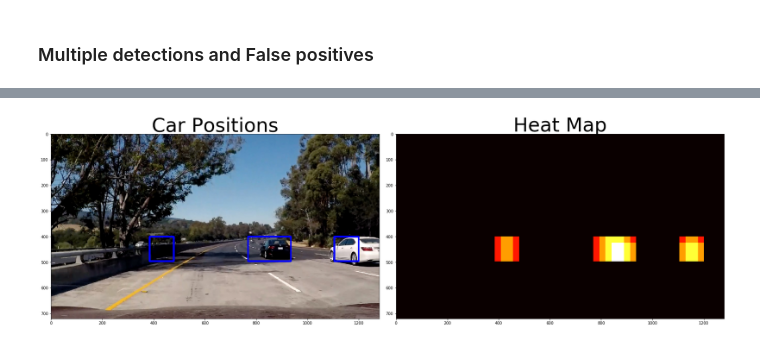
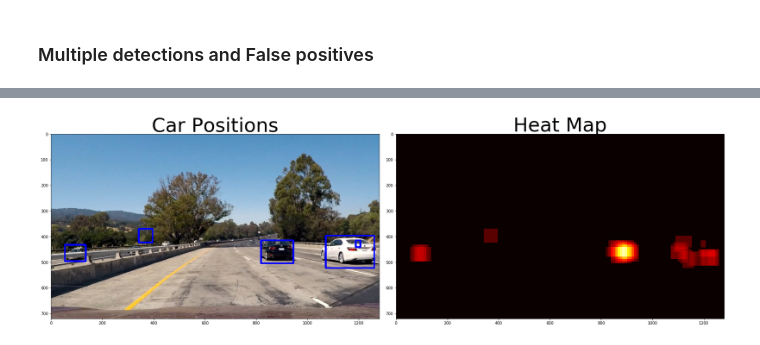
Before and after one commit to dkarunakaran/carnd-vehicle-detection-p5, a Jupyter notebook: project.ipynb, the cells around one changed output, grey strips where cells are left out. Saved outputs shown, nothing was run; the diff lists cells and outputs as text; code cells hidden in the pictures.

```diff
--- a/project.ipynb
+++ b/project.ipynb
@@ -60,11 +56,0 @@ def bin_spatial(img, size=(32, 32)):
-# %%
-def color_hist(img, nbins=32, bins_range=(0, 256)):
-    # Compute the histogram of the color channels separately
-    channel1_hist = np.histogram(img[:,:,0], bins=nbins, range=bins_range)
-    channel2_hist = np.histogram(img[:,:,1], bins=nbins, range=bins_range)
-    channel3_hist = np.histogram(img[:,:,2], bins=nbins, range=bins_range)
-    # Concatenate the histograms into a single feature vector
-    hist_features = np.concatenate((channel1_hist[0], channel2_hist[0], channel3_hist[0]))
-
-    # Return the individual histograms, bin_centers and feature vector
-    return hist_features
@@ -144,14 +128,0 @@ def extract_features(imgs, color_space='RGB', spatial_size=(32, 32),
-# %%
-class Parameters():
-    def __init__(self):
-        # HOG parameters
-        self.color_space = 'YCrCb'
-        self.orient = 8
-        self.pix_per_cell = 8
-        self.cell_per_block = 2
-        self.hog_channel = 'ALL'
-        self.spatial_size = (16, 16)
-        self.hist_bins = 32
-        self.ystart = 400
-        self.ystop = 700
-        self.scale = 1.5
@@ -313,9 +387,0 @@ def find_cars(img, ystart, ystop, scale, svc, X_scaler, orient, pix_per_cell, ce
-# %%
-img = cv2.imread('test_images/test5.jpg')
-img = cv2.cvtColor(img, cv2.COLOR_BGR2RGB)
-draw_img, window_list = find_cars(img, params.ystart, params.ystop, params.scale, svc, X_scaler, params.orient, params.pix_per_cell, params.cell_per_block, params.spatial_size, params.hist_bins)
-f, (ax1) = plt.subplots(1, 1, figsize=(24, 9))
-f.tight_layout()
-ax1.imshow(draw_img)
-ax1.set_title('Cars', fontsize=50)
-plt.subplots_adjust(left=0., right=1, top=0.9, bottom=0.)
@@ -359,12 +474,15 @@ def draw_labeled_bboxes(img, labels):
 # %%
 from scipy.ndimage.measurements import label
 
-heat = np.zeros_like(out_img[:,:,0]).astype(np.float)
+img = cv2.cvtColor(cv2.imread(test_images[0]), cv2.COLOR_BGR2RGB)
+windows_list = findCars(img, svc, X_scaler, params)
+
+heat = np.zeros_like(img[:,:,0]).astype(np.float)
 # Add heat to each box in box list
-heat = add_heat(heat,window_list)
+heat = add_heat(heat,windows_list)
 
 # Apply threshold to help remove false positives
-heat = apply_threshold(heat,1)
+heat = apply_threshold(heat,2)
 
 # Visualize the heatmap when displaying
 heatmap = np.clip(heat, 0, 255)
@@ -384,4 +504,4 @@ plt.subplots_adjust(left=0., right=1, top=0.9, bottom=0.)
-[figure, old version]
+[figure, new version]
 # %%
 def pipeline(img):
     img = cv2.cvtColor(img, cv2.COLOR_BGR2RGB)
```
Also changed, not shown: parts of 36 cells of this notebook, 3 other files.
